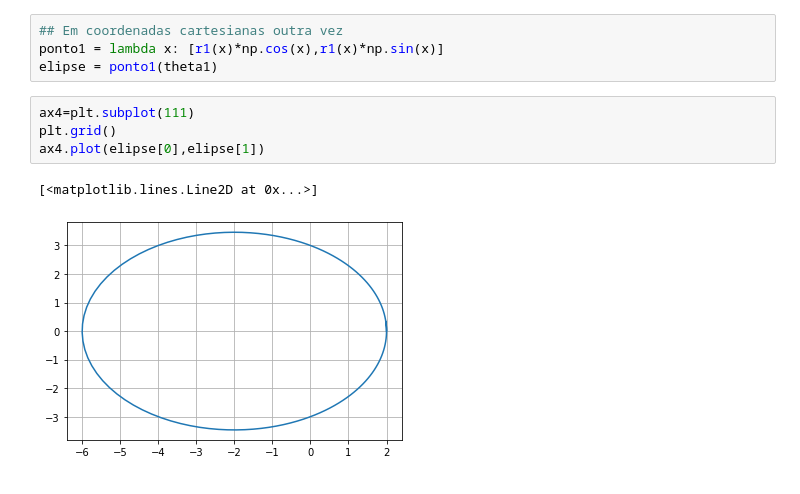
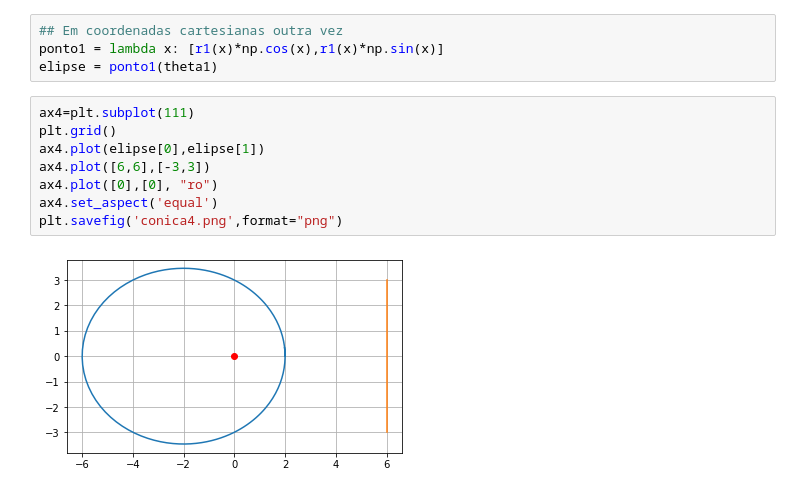
Before and after one commit to patonelli/map2110-modelagem, a Jupyter notebook: conicas1.ipynb, the cells around one changed output. Drawn from its saved outputs; the diff is of its cells as text.

```diff
--- a/conicas1.ipynb
+++ b/conicas1.ipynb
@@ -68,7 +72,10 @@ elipse = ponto1(theta1)
 # %%
 ax4=plt.subplot(111)
 plt.grid()
 ax4.plot(elipse[0],elipse[1])
+ax4.plot([6,6],[-3,3])
+ax4.plot([0],[0], "ro")
+ax4.set_aspect('equal')
+plt.savefig('conica4.png',format="png")
 # %% [output]
-[<matplotlib.lines.Line2D at 0x...>]
-[figure, old version]
+[figure, new version]
```
Also changed, not shown: parts of 1 cell of this notebook, 2 other files.
